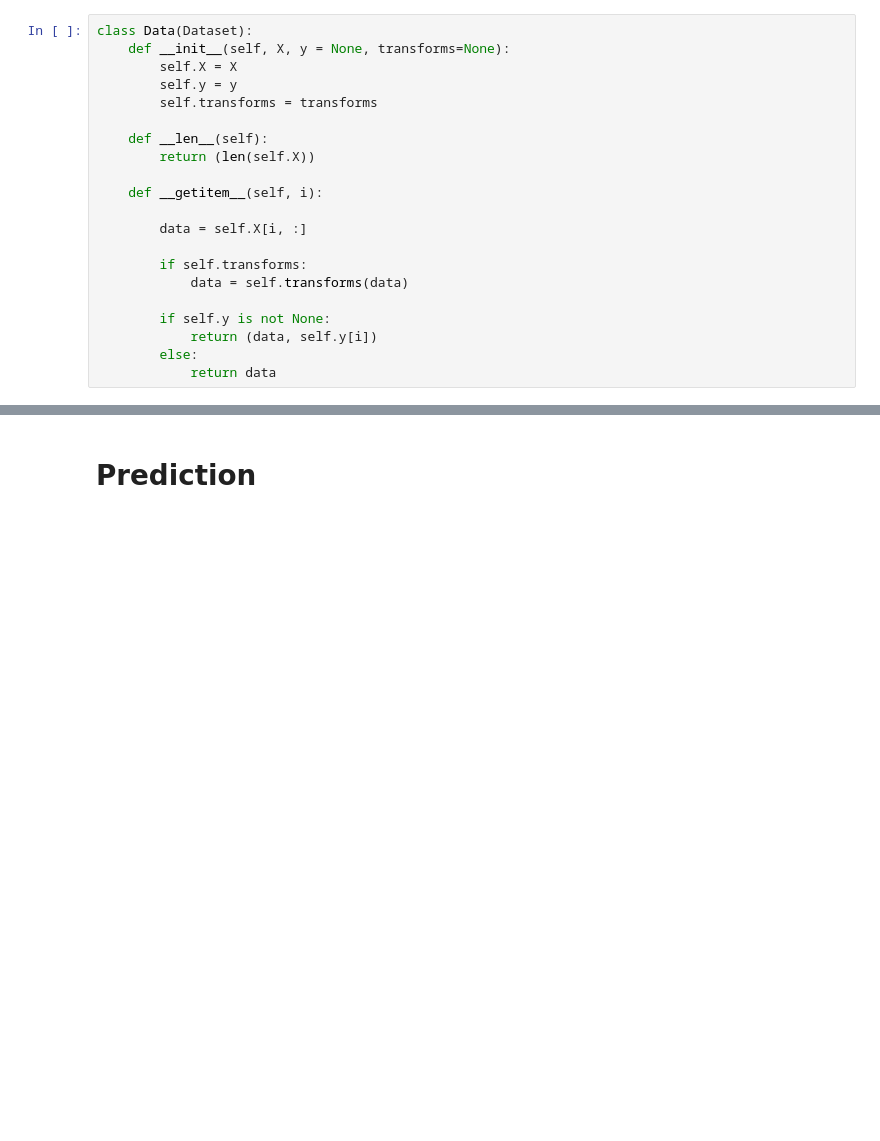
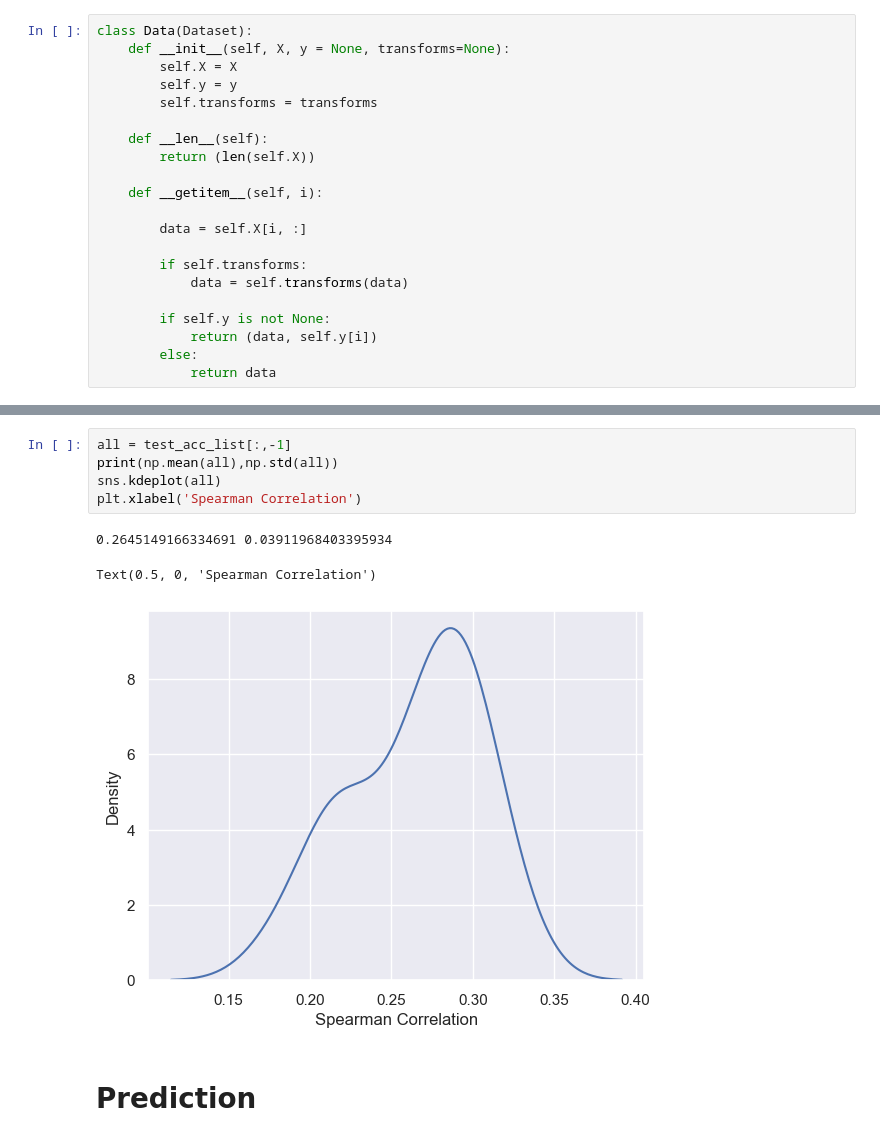
Before and after one commit to AliHaidar97/MVA-Challenge, a Jupyter notebook: main_neural_network.ipynb, the cells around one changed output, grey strips where cells are left out. Saved outputs shown, nothing was run; the diff lists cells and outputs as text; blank space fills up the shorter version.

```diff
--- a/main_neural_network.ipynb
+++ b/main_neural_network.ipynb
@@ -460,3 +787,12 @@ plt.show()
+# %%
+all = test_acc_list[:,-1]
+print(np.mean(all),np.std(all))
+sns.kdeplot(all)
+plt.xlabel('Spearman Correlation')
+# %% [output]
+0.2645149166334691 0.03911968403395934
+Text(0.5, 0, 'Spearman Correlation')
+[figure, added]
 # %% [markdown]
 # Prediction
 # %%
```
Also changed, not shown: parts of 15 cells of this notebook, 5 other files.
